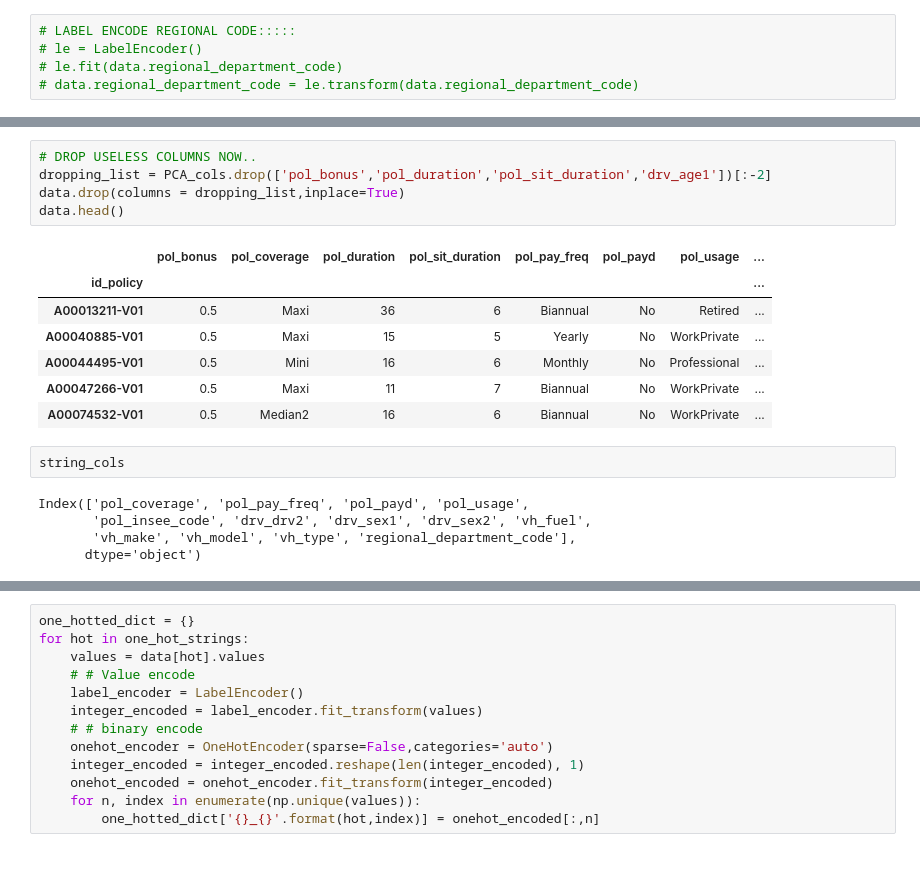
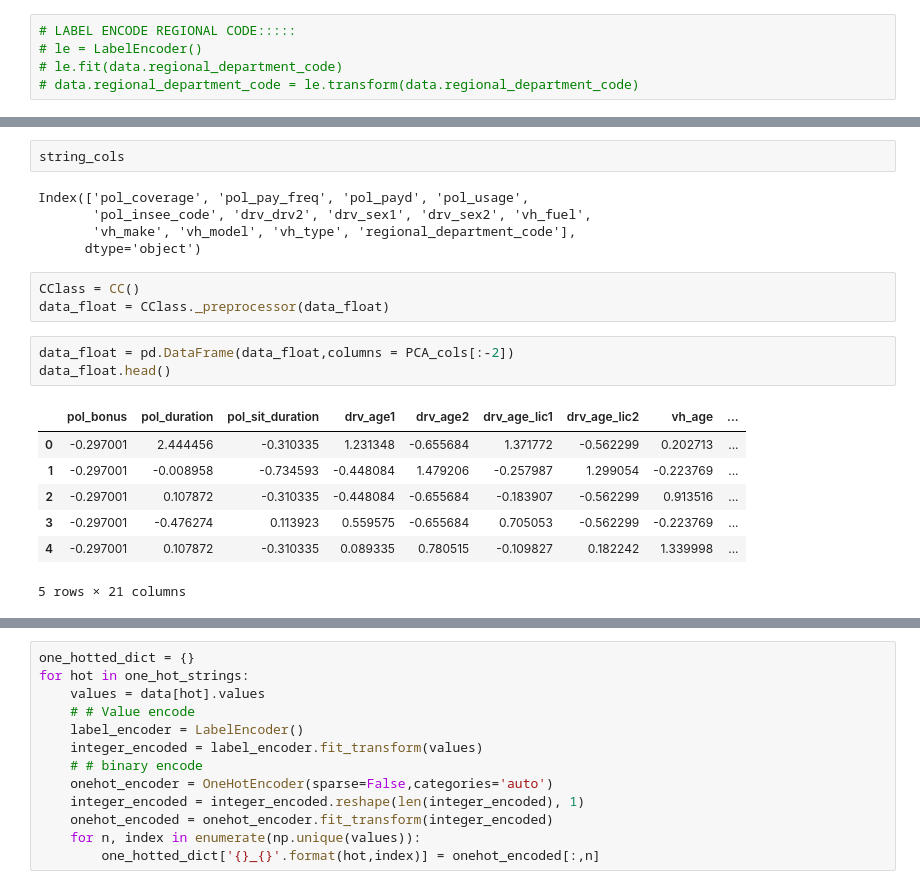
Before and after one commit to Theosau/FFNN_library, a Jupyter notebook: Part_3.ipynb, the cells around one changed output, grey strips where cells are left out. Drawn from its saved outputs; the diff is of its cells as text; blank space fills up the shorter version.

```diff
--- a/Part_3.ipynb
+++ b/Part_3.ipynb
@@ -66,16 +51,3 @@ plt.show()
-# %%
-# DROP USELESS COLUMNS NOW..
-dropping_list = PCA_cols.drop(['pol_bonus','pol_duration','pol_sit_duration','drv_age1'])[:-2]
-data.drop(columns = dropping_list,inplace=True)
-data.head()
-# %% [output]
-|  | pol_bonus | pol_coverage | pol_duration | pol_sit_duration | pol_pay_freq | pol_payd | pol_usage | ... |
-| id_policy |  |  |  |  |  |  |  | ... |
-| A00013211-V01 | 0.5 | Maxi | 36 | 6 | Biannual | No | Retired | ... |
-| A00040885-V01 | 0.5 | Maxi | 15 | 5 | Yearly | No | WorkPrivate | ... |
-| A00044495-V01 | 0.5 | Mini | 16 | 6 | Monthly | No | Professional | ... |
-| A00047266-V01 | 0.5 | Maxi | 11 | 7 | Biannual | No | WorkPrivate | ... |
-| A00074532-V01 | 0.5 | Median2 | 16 | 6 | Biannual | No | WorkPrivate | ... |
 # %%
 string_cols
 # %% [output]
@@ -83,3 +55,17 @@ Index(['pol_coverage', 'pol_pay_freq', 'pol_payd', 'pol_usage',
        'pol_insee_code', 'drv_drv2', 'drv_sex1', 'drv_sex2', 'vh_fuel',
        'vh_make', 'vh_model', 'vh_type', 'regional_department_code'],
       dtype='object')
+# %%
+CClass = CC()
+data_float = CClass._preprocessor(data_float)
+# %%
+data_float = pd.DataFrame(data_float,columns = PCA_cols[:-2])
+data_float.head()
+# %% [output]
+|  | pol_bonus | pol_duration | pol_sit_duration | drv_age1 | drv_age2 | drv_age_lic1 | drv_age_lic2 | vh_age | ... |
+| 0 | -0.297001 | 2.444456 | -0.310335 | 1.231348 | -0.655684 | 1.371772 | -0.562299 | 0.202713 | ... |
+| 1 | -0.297001 | -0.008958 | -0.734593 | -0.448084 | 1.479206 | -0.257987 | 1.299054 | -0.223769 | ... |
+| 2 | -0.297001 | 0.107872 | -0.310335 | -0.448084 | -0.655684 | -0.183907 | -0.562299 | 0.913516 | ... |
+| 3 | -0.297001 | -0.476274 | 0.113923 | 0.559575 | -0.655684 | 0.705053 | -0.562299 | -0.223769 | ... |
+| 4 | -0.297001 | 0.107872 | -0.310335 | 0.089335 | 0.780515 | -0.109827 | 0.182242 | 1.339998 | ... |
+5 rows × 21 columns
```
Also changed, not shown: parts of 19 cells of this notebook.
